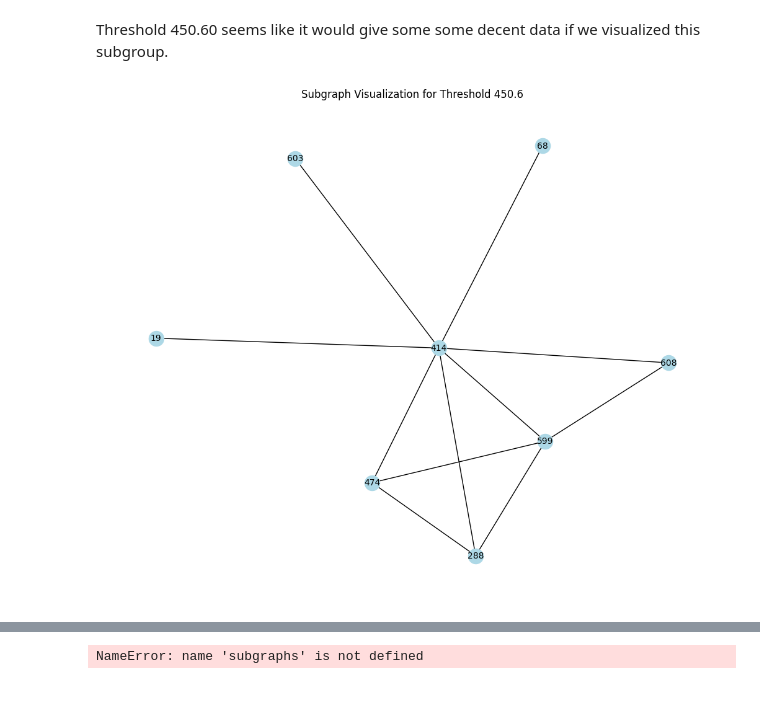
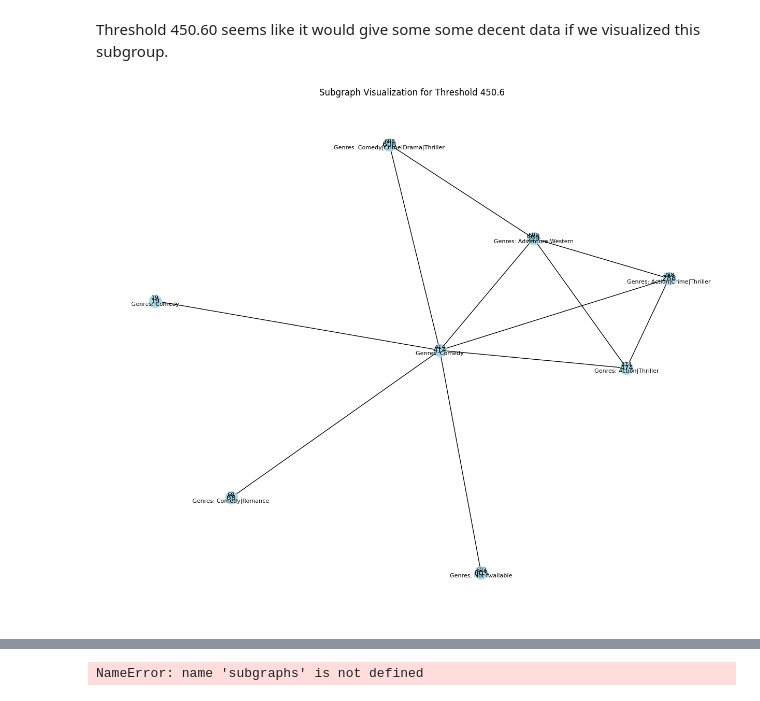
Before and after one commit to MarjeteV/data620, a Jupyter notebook: Project_2_.ipynb, the cells around one changed output, grey strips where cells are left out. Saved outputs shown, nothing was run; the diff lists cells and outputs as text; code cells hidden in the pictures.

```diff
--- a/Project_2_.ipynb
+++ b/Project_2_.ipynb
@@ -295,3 +284,27 @@ plt.title(f'Subgraph User Visualization for Threshold {threshold}')
 plt.show()
 # %% [output]
 [figure]
+# %%
+# 1. Get the subgraph for the specific threshold
+threshold = 376.00
+subgraph = trim_edges(movienet_trim, weight=threshold)
+
+# 2. Retrieve genres for each movie in the subgraph
+genres_dict = {}
+for movie in subgraph.nodes():
+    if movie in movies['movieId'].values:
+        genres = movies[movies['movieId'] == movie]['genres'].values[0]
+        genres_dict[movie] = genres
+    else:
+        genres_dict[movie] = 'Not Available'
+
+# 3. Plotting the subgraph with genres
+plt.figure(figsize=(12, 10))
+pos = nx.spring_layout(subgraph, seed=42)  # Spring layout for visualization
+nx.draw(subgraph, pos=pos, with_labels=True, node_color='lightblue', node_size=300, font_size=10)
+
+# Draw genres as labels
+nx.draw_networkx_labels(subgraph, pos=pos, labels={node: f"{node}\nGenres: {genres_dict[node]}" for node in subgraph.nodes()}, font_size=8)
+
+plt.title(f'Subgraph Visualization for Threshold {threshold}')
+plt.show()
@@ -298,17 +313,28 @@ plt.show()
 # %% [markdown]
 Threshold  450.60 seems like it would give some some decent data if we visualized this subgroup.
 # %%
-
-
 # 1. Get the subgraph for the specific threshold
 threshold = 450.60
 subgraph = trim_edges(movienet_trim, weight=threshold)
 
-# 2. Plotting the subgraph
-plt.figure(figsize=(10, 8))
-pos = nx.spring_layout(subgraph)  # Spring layout for visualization
+# 2. Retrieve genres for each movie in the subgraph
+genres_dict = {}
+for movie in subgraph.nodes():
+    if movie in movies['movieId'].values:
+        genres = movies[movies['movieId'] == movie]['genres'].values[0]
+        genres_dict[movie] = genres
+    else:
+        genres_dict[movie] = 'Not Available'
+
+# 3. Plotting the subgraph with genres
+plt.figure(figsize=(12, 10))
+pos = nx.spring_layout(subgraph, seed=42)  # Spring layout for visualization
 nx.draw(subgraph, pos=pos, with_labels=True, node_color='lightblue', node_size=300, font_size=10)
+
+# Draw genres as labels
+nx.draw_networkx_labels(subgraph, pos=pos, labels={node: f"{node}\nGenres: {genres_dict[node]}" for node in subgraph.nodes()}, font_size=8)
+
 plt.title(f'Subgraph Visualization for Threshold {threshold}')
 plt.show()
 # %% [output]
-[figure, old version]
+[figure, new version]
```
Also changed, not shown: parts of 7 cells of this notebook.
